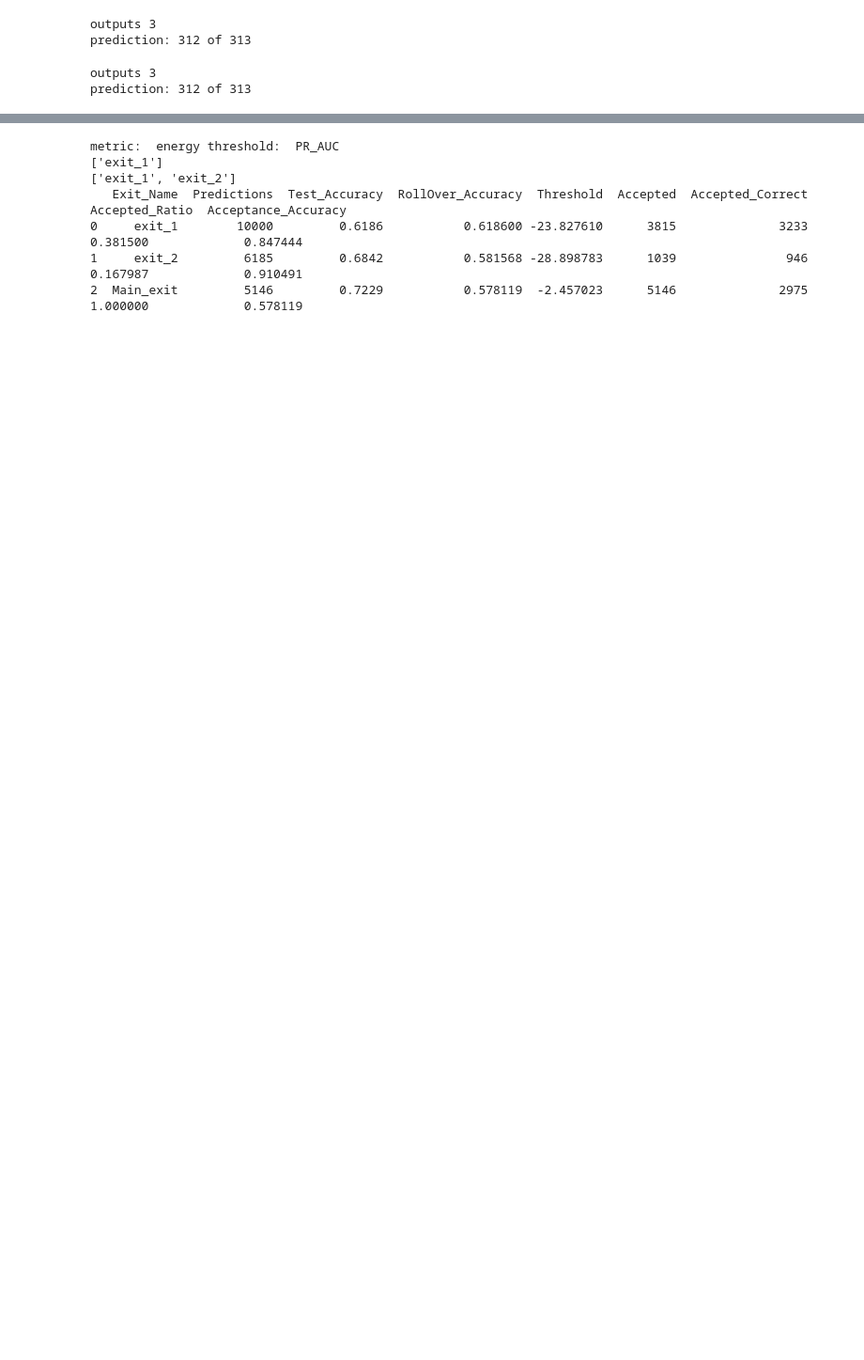
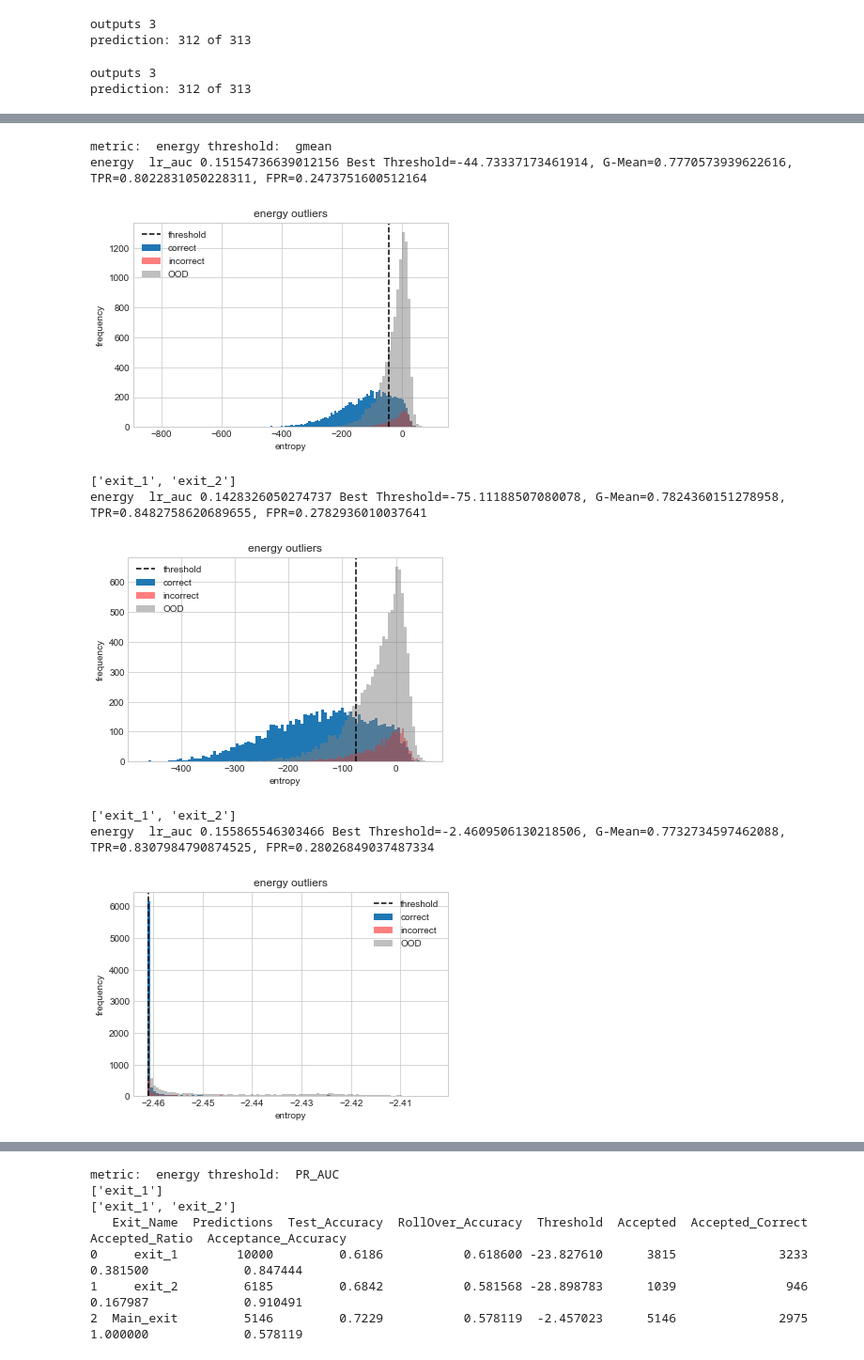
Before and after one commit to SanityLacking/BrevisNet, a Jupyter notebook: notebooks/Experiment_ResNet-Copy1.ipynb, the cells around one changed output, grey strips where cells are left out. Shown at 94% size. Cells and saved outputs as stored; diff of their text form; code cells hidden in the pictures; blank space fills up the shorter version.

```diff
--- a/notebooks/Experiment_ResNet-Copy1.ipynb
+++ b/notebooks/Experiment_ResNet-Copy1.ipynb
@@ -603,0 +978,12 @@ prediction: 312 of 313
+# %%
+evaluate.buildCompareDistribPlot(output_ID, output_OOD, ["energy"], "gmean",plot=True)
+# %% [output]
+metric:  energy threshold:  gmean
+energy  lr_auc 0.15154736639012156 Best Threshold=-44.73337173461914, G-Mean=0.7770573939622616, TPR=0.8022831050228311, FPR=0.2473751600512164
+[figure, added]
+['exit_1', 'exit_2']
+energy  lr_auc 0.1428326050274737 Best Threshold=-75.11188507080078, G-Mean=0.7824360151278958, TPR=0.8482758620689655, FPR=0.2782936010037641
+[figure, added]
+['exit_1', 'exit_2']
+energy  lr_auc 0.155865546303466 Best Threshold=-2.4609506130218506, G-Mean=0.7732734597462088, TPR=0.8307984790874525, FPR=0.28026849037487334
+[figure, added]
```
Also changed, not shown: parts of 22 cells of this notebook, 3 other files.
